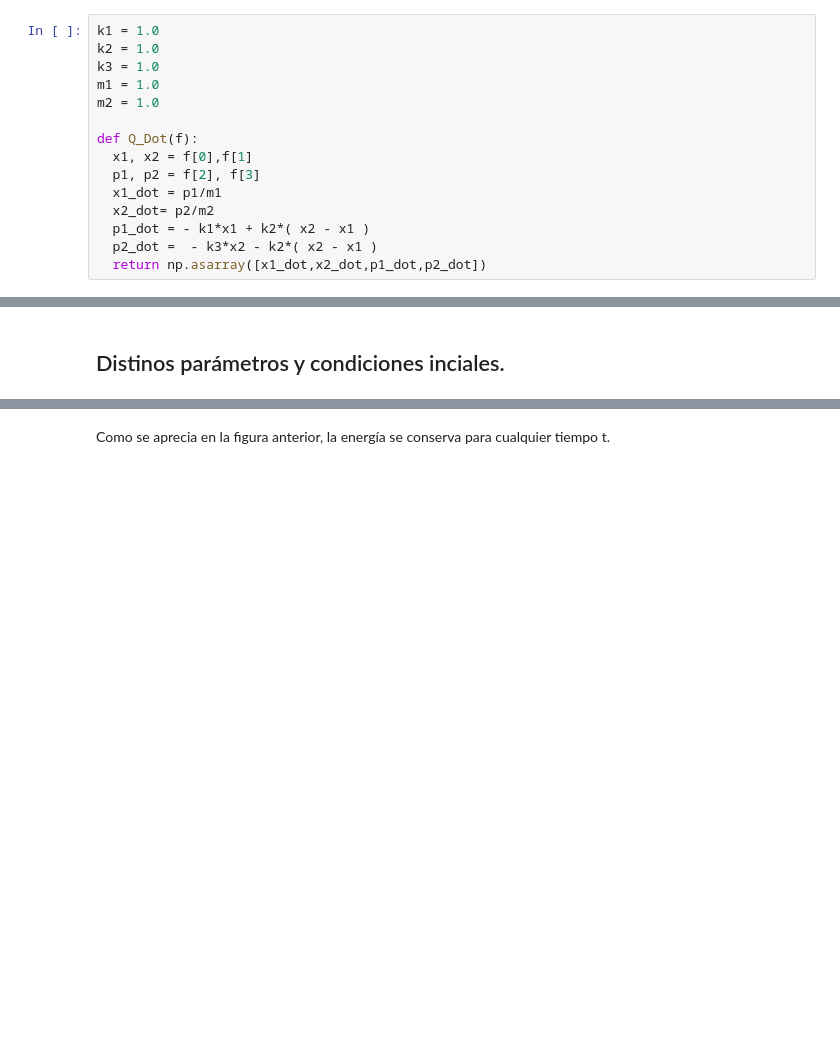
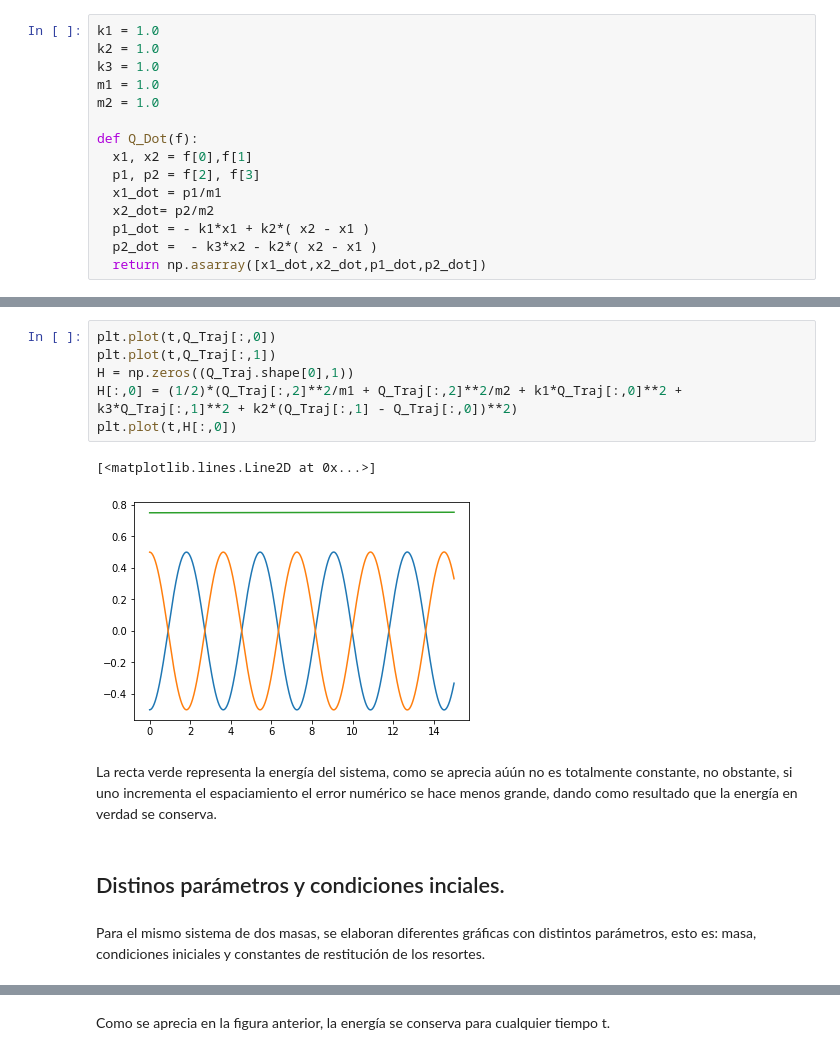
Before and after one commit to htapiagroup/oscilaciones-de-masas-acopladas-por-resortes-DavidRogelioMC, a Jupyter notebook: Tarea_MasasAcopladasResorte.ipynb, the cells around one changed output, grey strips where cells are left out. Cells and saved outputs as stored; diff of their text form; blank space fills up the shorter version.

```diff
--- a/Tarea_MasasAcopladasResorte.ipynb
+++ b/Tarea_MasasAcopladasResorte.ipynb
@@ -73,5 +92,18 @@ Tiempo de computo = 0.00161s
+# %%
+plt.plot(t,Q_Traj[:,0])
+plt.plot(t,Q_Traj[:,1])
+H = np.zeros((Q_Traj.shape[0],1))
+H[:,0] = (1/2)*(Q_Traj[:,2]**2/m1 + Q_Traj[:,2]**2/m2 + k1*Q_Traj[:,0]**2 + k3*Q_Traj[:,1]**2 + k2*(Q_Traj[:,1] - Q_Traj[:,0])**2)
+plt.plot(t,H[:,0])
+# %% [output]
+[<matplotlib.lines.Line2D at 0x...>]
+[figure, added]
+# %% [markdown]
+La recta verde representa la energía del sistema, como se aprecia aúún no es totalmente constante, no obstante, si uno incrementa el espaciamiento el error numérico se hace menos grande, dando como resultado que la energía en verdad se conserva.
 # %% [markdown]
 ## Distinos parámetros y condiciones inciales.
+# %% [markdown]
+Para el mismo sistema de dos masas, se elaboran diferentes gráficas con distintos parámetros, esto es: masa, condiciones iniciales y constantes de restitución de los resortes.
 # %%
 # Mismas condiciones iniciales, distintos parámetros
 k1=0.3
```
Also changed, not shown: parts of 29 cells of this notebook.
